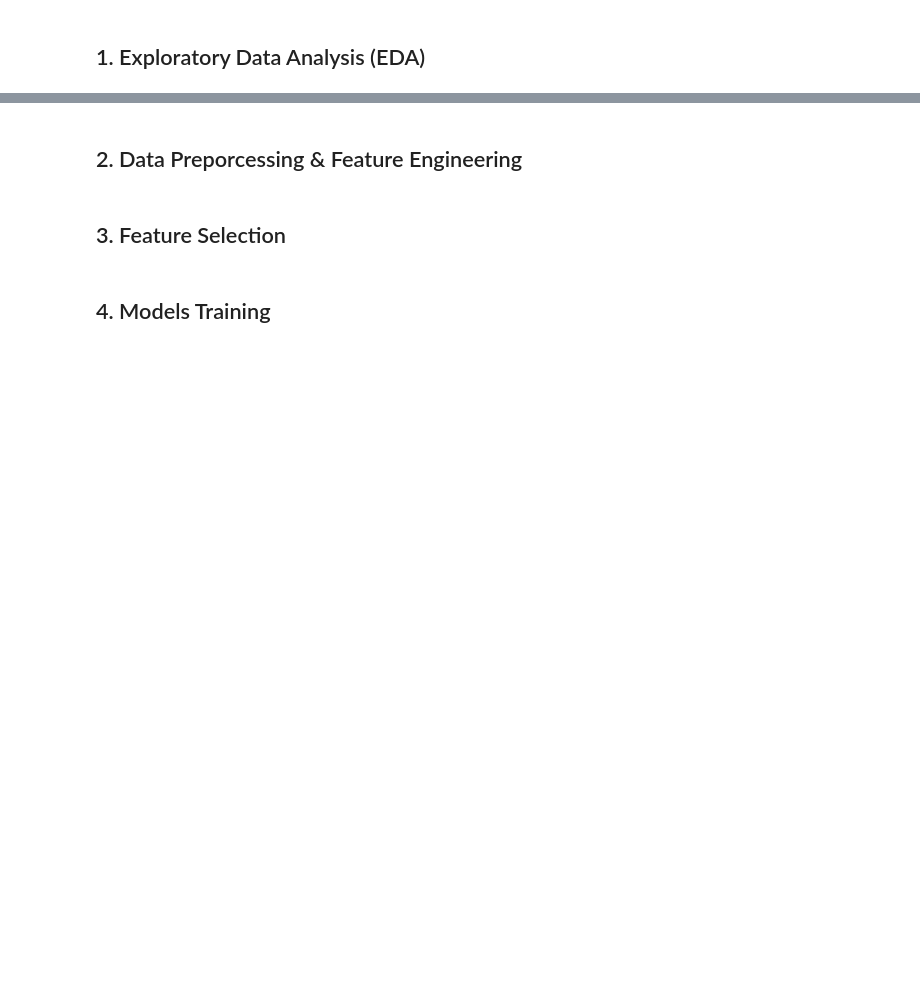
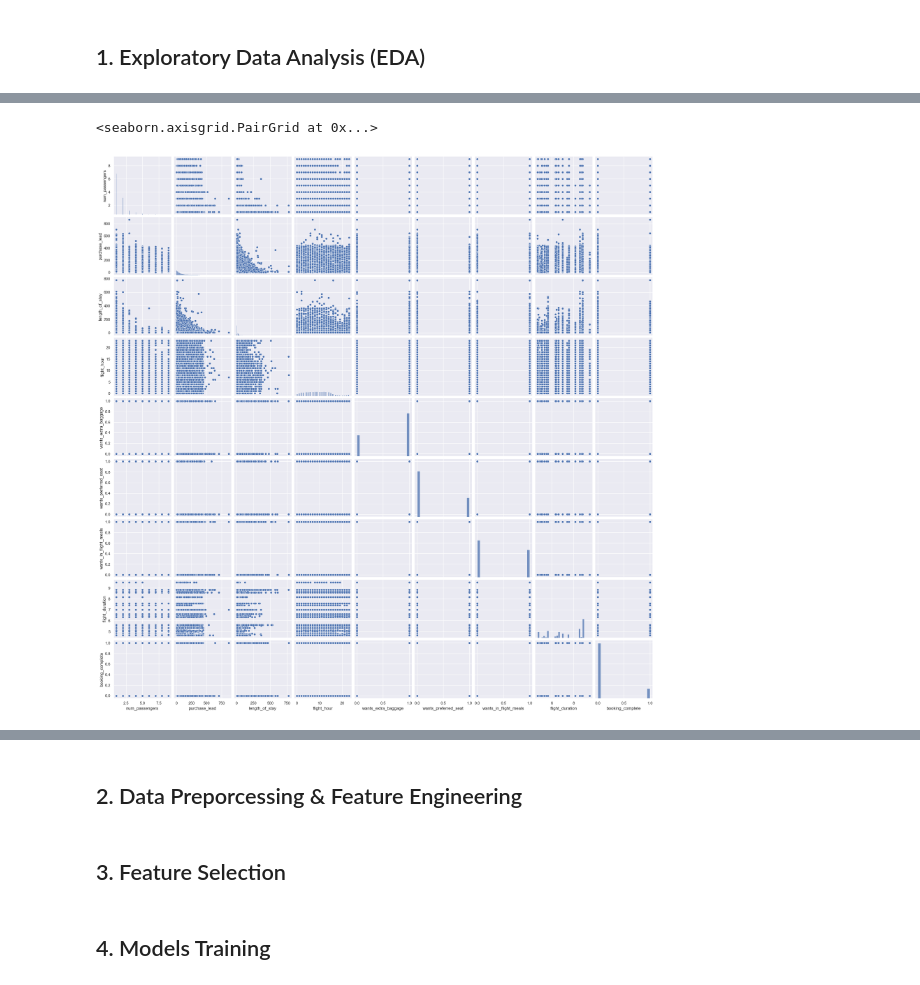
Before and after one commit to IchfanKurniawan/british-airways-intern-project-customer-prediction, a Jupyter notebook: code/british-airways-task-2.ipynb, the cells around one changed output, grey strips where cells are left out. Drawn from its saved outputs; the diff is of its cells as text; code cells hidden in the pictures; blank space fills up the shorter version.

```diff
--- a/code/british-airways-task-2.ipynb
+++ b/code/british-airways-task-2.ipynb
@@ -66,0 +270,5 @@ With your predictive model, it is important to interpret the results in order to
+# %%
+sns.pairplot(df[df.select_dtypes(include='number').columns])
+# %% [output]
+<seaborn.axisgrid.PairGrid at 0x...>
+[figure, added]
```
Also changed, not shown: parts of 15 cells of this notebook, 1 other file.
